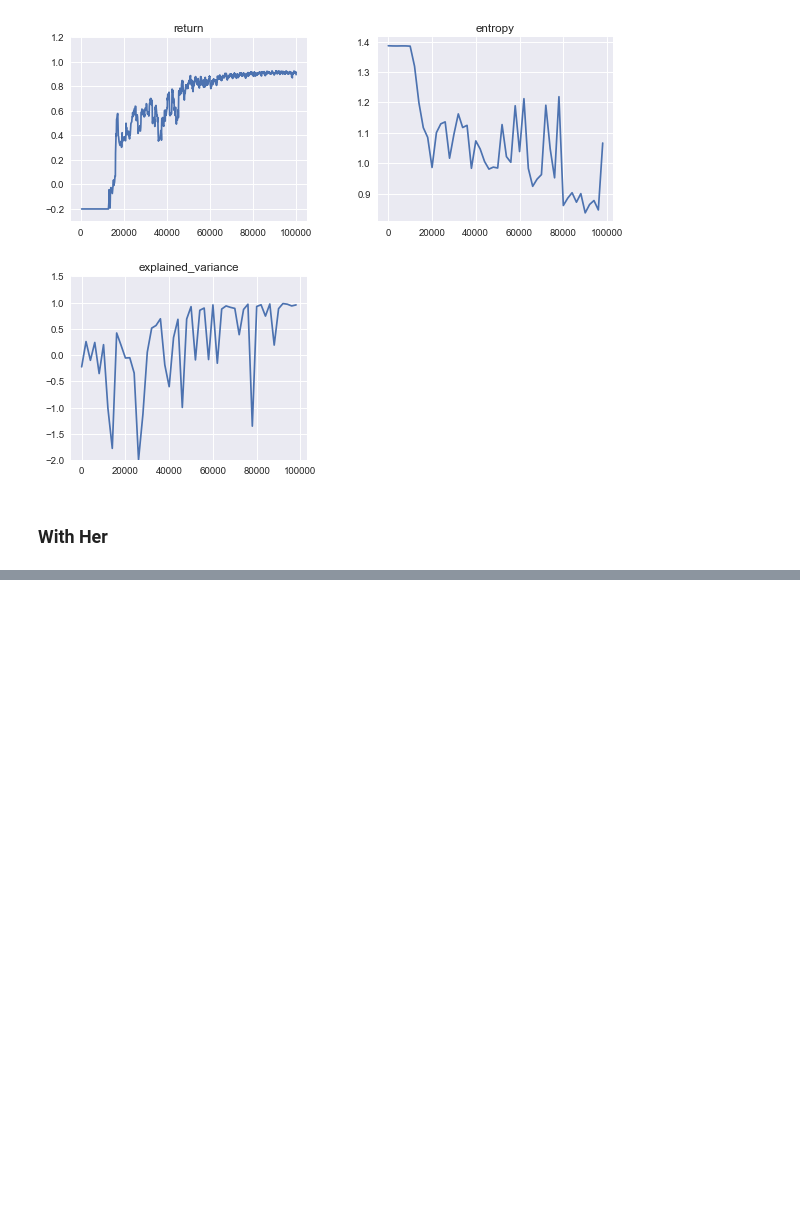
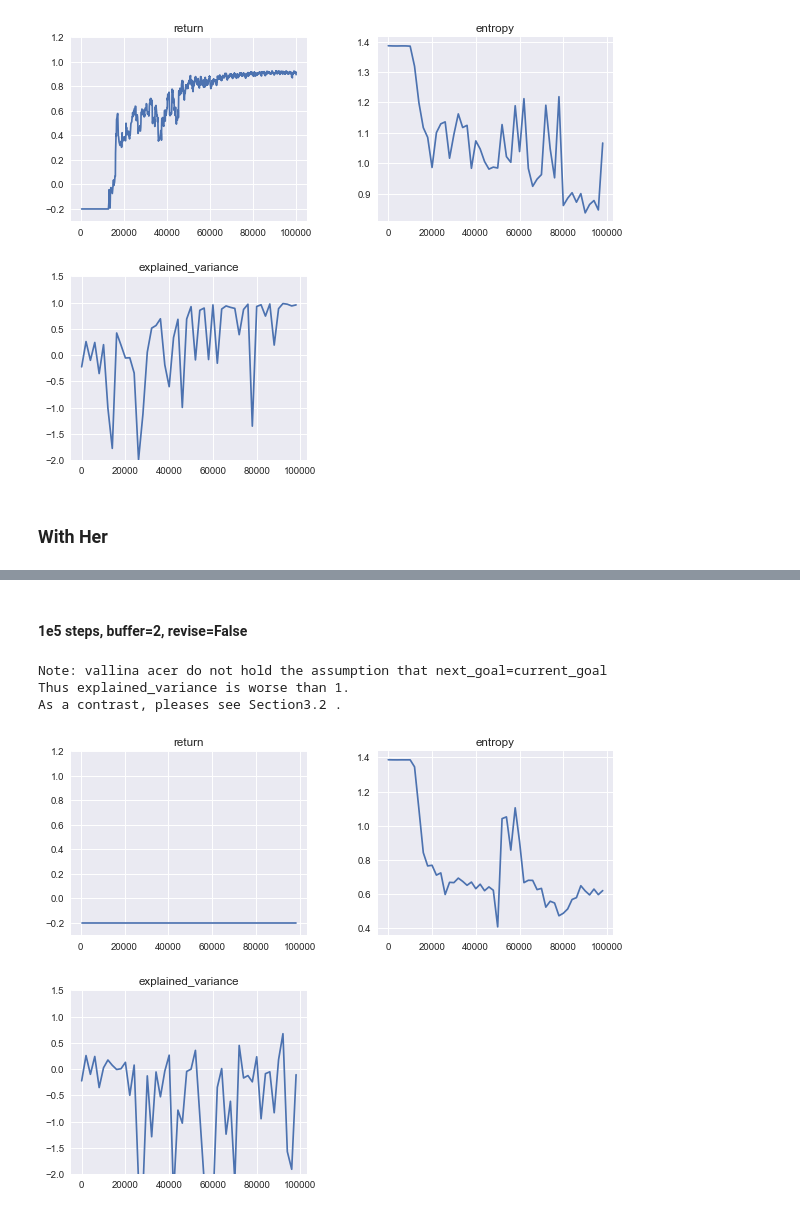
Before and after one commit to liziniu/Maze, a Jupyter notebook: visz.ipynb, the cells around one changed output, grey strips where cells are left out. Drawn from its saved outputs; the diff is of its cells as text; code cells hidden in the pictures; blank space fills up the shorter version.

```diff
--- a/visz.ipynb
+++ b/visz.ipynb
@@ -157,0 +158,13 @@ As a contrast, pleases see Section3.2 .
+# %% [markdown]
+#### 1e5 steps, buffer=2, revise=False
+# %%
+path = "/Users/liziniu/maze/logs/her/her/2019-05-12-14-14-30-902064"
+plot_maze(path)
+print("Note: vallina acer do not hold the assumption that next_goal=current_goal")
+print("Thus explained_variance is worse than 1.")
+print("As a contrast, pleases see Section3.2 .")
+# %% [output]
+Note: vallina acer do not hold the assumption that next_goal=current_goal
+Thus explained_variance is worse than 1.
+As a contrast, pleases see Section3.2 .
+[figure, added]
```
Also changed, not shown: parts of 2 cells of this notebook, 2 other files.
